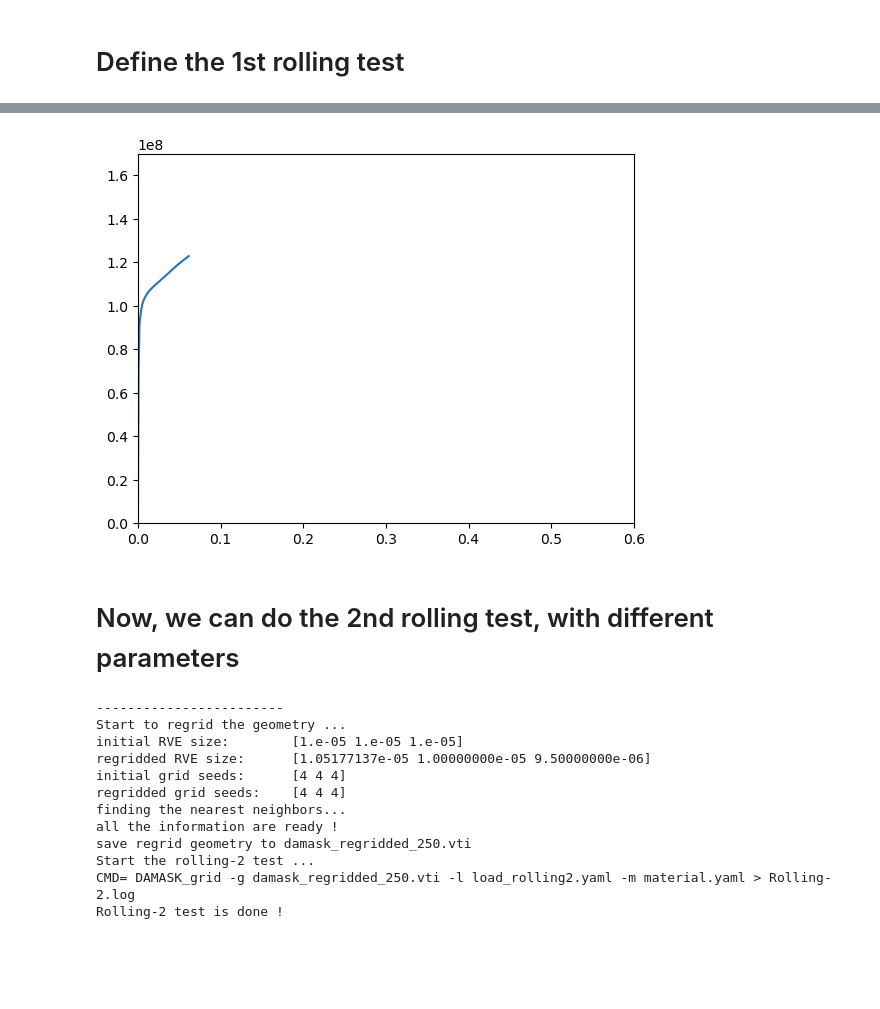
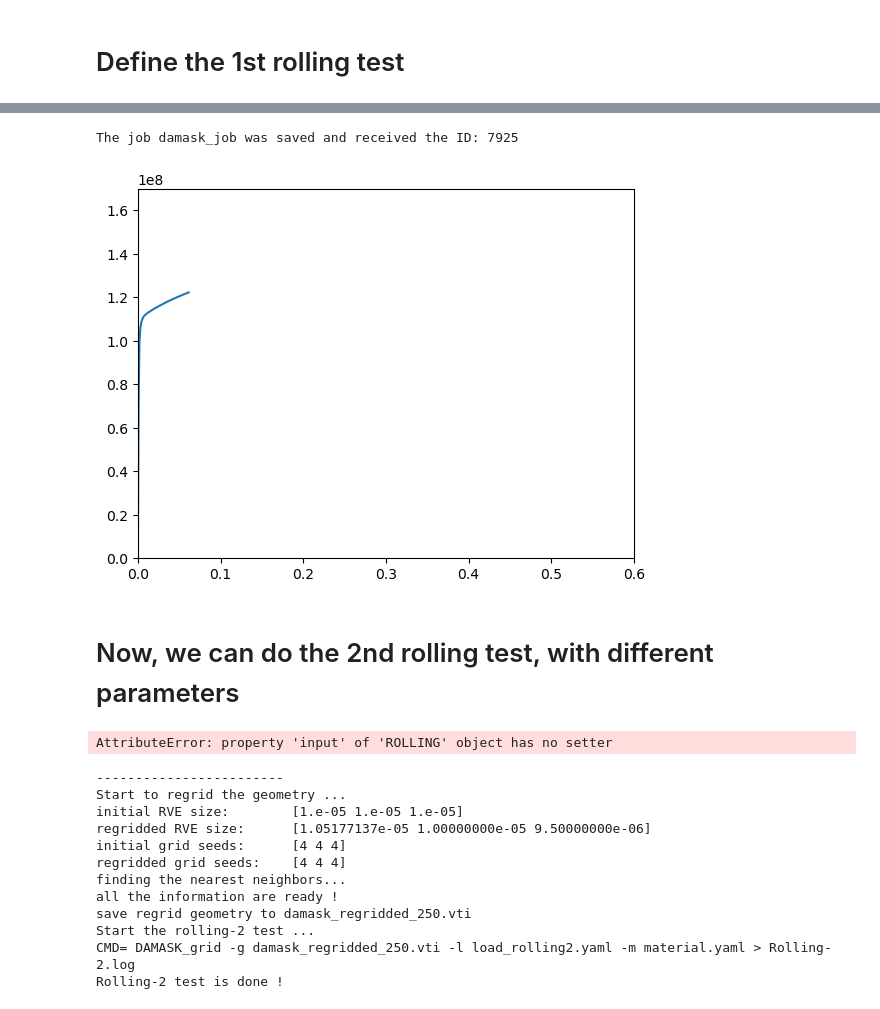
Before and after one commit to pyiron/pyiron_continuum, a Jupyter notebook: notebooks/damask_tutorial_multiplerolling.ipynb, the cells around one changed output, grey strips where cells are left out. Drawn from its saved outputs; the diff is of its cells as text; code cells hidden in the pictures; blank space fills up the shorter version.

```diff
--- a/notebooks/damask_tutorial_multiplerolling.ipynb
+++ b/notebooks/damask_tutorial_multiplerolling.ipynb
@@ -80,11 +80,5 @@ job.grid = grid
 # %% [markdown]
 # Define the 1st rolling test
 # %%
-reduction_height = 0.05
-reduction_speed = 5.0e-2
-reduction_outputs = 250
-regrid_flag=False
-damask_exe = '' # using default DAMASK_grid solver from PATH
-
 # execute the rolling test
-job.executeRolling(reduction_height,reduction_speed,reduction_outputs,regrid_flag,damask_exe)
+job.set_rolling(reduction_height=0.05, reduction_speed=5.0e-2, reduction_outputs=250 )
@@ -112,11 +85,18 @@ First rolling test is done !
+# %%
+job.run()
+# %% [output]
+The job damask_job was saved and received the ID: 7925
 # %%
 # show the result
-job.postProcess() # do the postprocess
 job.plotStressStrainCurve(0.0,0.60,0.0,1.7e8) # xmin,xmax, ymin,ymax
 # %% [output]
-[figure, old version]
+[figure, new version]
 # %% [markdown]
 # Now, we can do the 2nd rolling test, with different parameters
+# %%
+job = job.restart(job_name=job.job_name + "_2")
+# %% [output]
+AttributeError: property 'input' of 'ROLLING' object has no setter
 # %%
 reduction_height = 0.1
 reduction_speed = 4.5e-2
```
Also changed, not shown: parts of 4 cells of this notebook, 3 other files.
